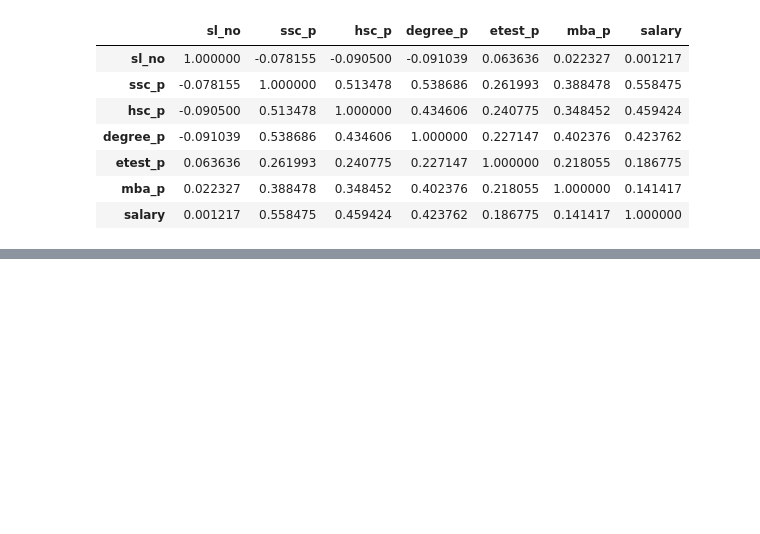
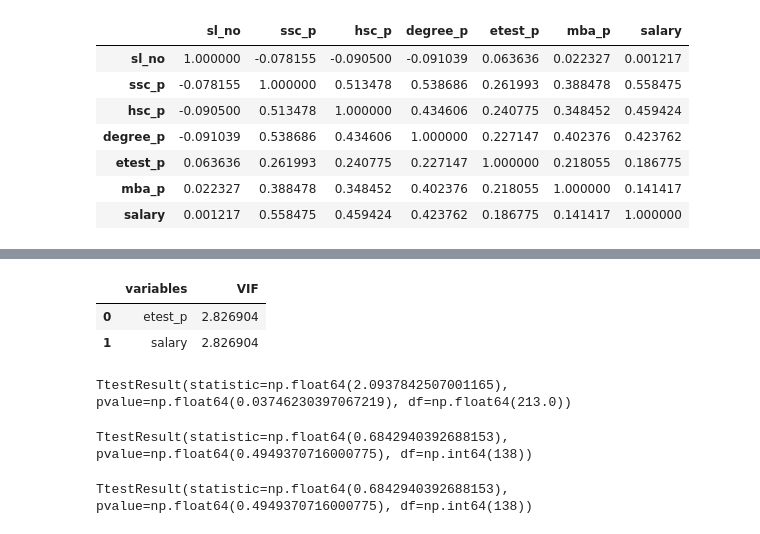
Before and after one commit to Bhavani148/Datascience, a Jupyter notebook: Week-6-DataScience-Bivariate/Bivariate.ipynb, the cells around one changed output, grey strips where cells are left out. Cells and saved outputs as stored; diff of their text form; code cells hidden in the pictures; blank space fills up the shorter version.

```diff
--- a/Week-6-DataScience-Bivariate/Bivariate.ipynb
+++ b/Week-6-DataScience-Bivariate/Bivariate.ipynb
@@ -115,0 +123,17 @@ correlation_matrix
+# %%
+from statsmodels.stats.outliers_influence import variance_inflation_factor
+
+def calc_vif(X):
+
+    # Calculating VIF
+    vif = pd.DataFrame()
+    vif["variables"] = X.columns
+    vif["VIF"] = [variance_inflation_factor(X.values, i) for i in range(X.shape[1])]
+
+    return(vif)
+# %%
+calc_vif(dataset[["etest_p", "salary"]])
+# %% [output]
+|  | variables | VIF |
+| 0 | etest_p | 2.826904 |
+| 1 | salary | 2.826904 |
@@ -115,0 +143,8 @@ correlation_matrix
+# %%
+from scipy.stats import ttest_ind
+dataset=dataset.dropna()
+male=dataset[dataset['gender']=='M']['salary']
+female=dataset[dataset['gender']=='F']['salary']
+ttest_ind(male,female)
+# %% [output]
+TtestResult(statistic=np.float64(2.0937842507001165), pvalue=np.float64(0.03746230397067219), df=np.float64(213.0))
@@ -115,0 +154,8 @@ correlation_matrix
+# %%
+from scipy.stats import ttest_rel
+#dataset=dataset.dropna()
+male=dataset[dataset['gender']=='M']['ssc_p']
+male1=dataset[dataset['gender']=='M']['hsc_p']
+ttest_rel(male,male1)
+# %% [output]
+TtestResult(statistic=np.float64(0.6842940392688153), pvalue=np.float64(0.4949370716000775), df=np.int64(138))
@@ -115,0 +168,8 @@ correlation_matrix
+# %%
+from scipy.stats import ttest_rel
+#dataset=dataset.dropna()
+male=dataset[dataset['gender']=='M']['ssc_p']
+male1=dataset[dataset['gender']=='M']['hsc_p']
+ttest_rel(male,male1)
+# %% [output]
+TtestResult(statistic=np.float64(0.6842940392688153), pvalue=np.float64(0.4949370716000775), df=np.int64(138))
```
Also changed, not shown: parts of 12 cells of this notebook.
